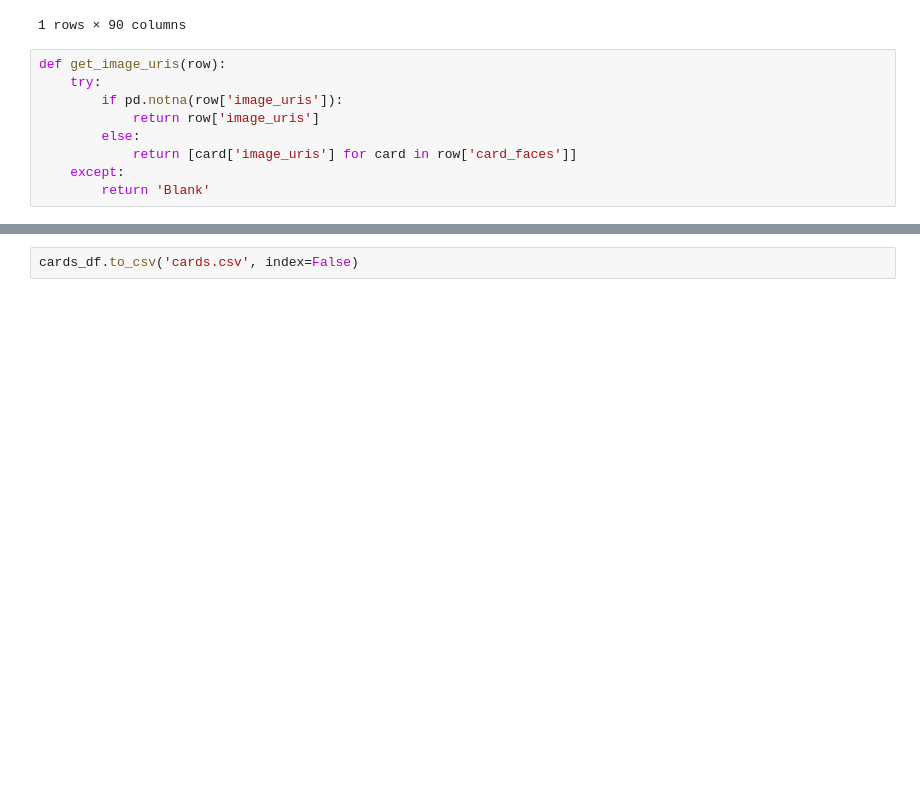
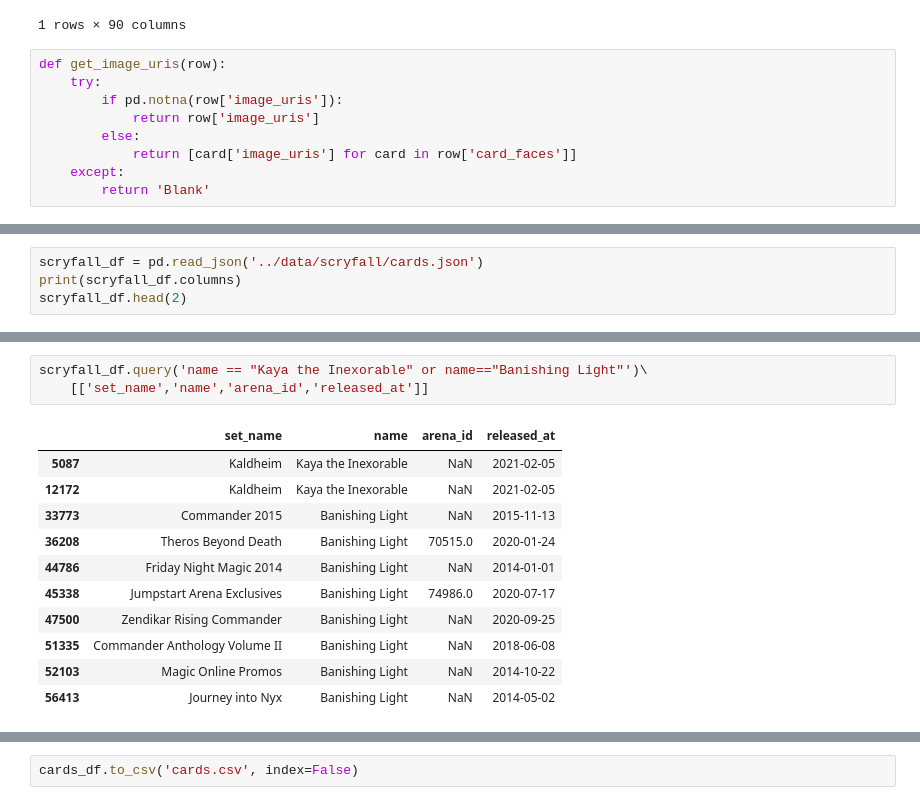
Before and after one commit to ledgerW/magicml, a Jupyter notebook: notebooks/mtgjson_sm_proc.ipynb, the cells around one changed output, grey strips where cells are left out. Drawn from its saved outputs; the diff is of its cells as text; blank space fills up the shorter version.

```diff
--- a/notebooks/mtgjson_sm_proc.ipynb
+++ b/notebooks/mtgjson_sm_proc.ipynb
@@ -127,0 +140,4 @@ def get_image_uris(row):
+# %%
+scryfall_df = pd.read_json('../data/scryfall/cards.json')
+print(scryfall_df.columns)
+scryfall_df.head(2)
@@ -127,0 +166,15 @@ def get_image_uris(row):
+# %%
+scryfall_df.query('name == "Kaya the Inexorable" or name=="Banishing Light"')\
+    [['set_name','name','arena_id','released_at']]
+# %% [output]
+|  | set_name | name | arena_id | released_at |
+| 5087 | Kaldheim | Kaya the Inexorable | NaN | 2021-02-05 |
+| 12172 | Kaldheim | Kaya the Inexorable | NaN | 2021-02-05 |
+| 33773 | Commander 2015 | Banishing Light | NaN | 2015-11-13 |
+| 36208 | Theros Beyond Death | Banishing Light | 70515.0 | 2020-01-24 |
+| 44786 | Friday Night Magic 2014 | Banishing Light | NaN | 2014-01-01 |
+| 45338 | Jumpstart Arena Exclusives | Banishing Light | 74986.0 | 2020-07-17 |
+| 47500 | Zendikar Rising Commander | Banishing Light | NaN | 2020-09-25 |
+| 51335 | Commander Anthology Volume II | Banishing Light | NaN | 2018-06-08 |
+| 52103 | Magic Online Promos | Banishing Light | NaN | 2014-10-22 |
+| 56413 | Journey into Nyx | Banishing Light | NaN | 2014-05-02 |
```
Also changed, not shown: parts of 18 cells of this notebook, 4 other files.
